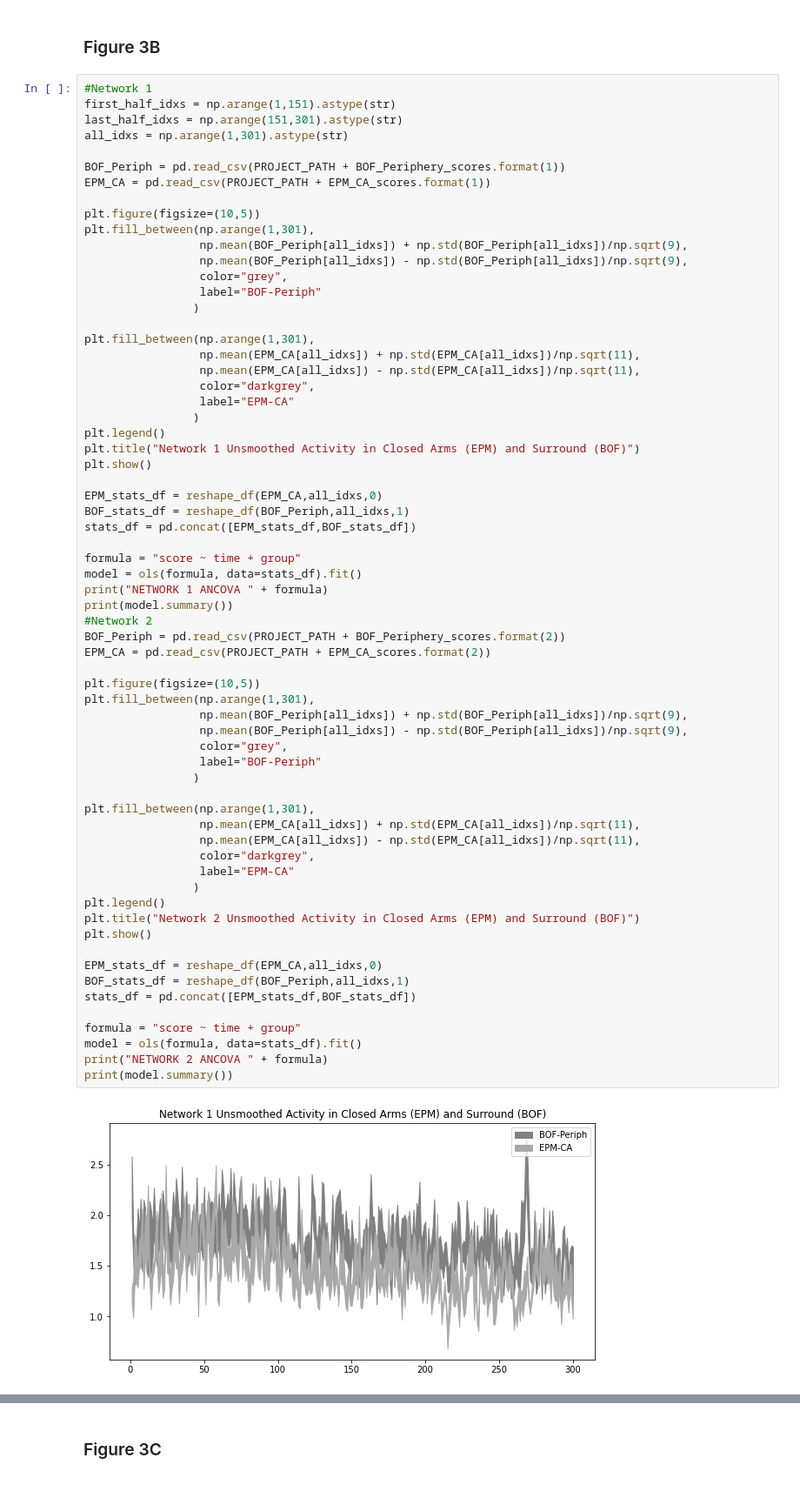
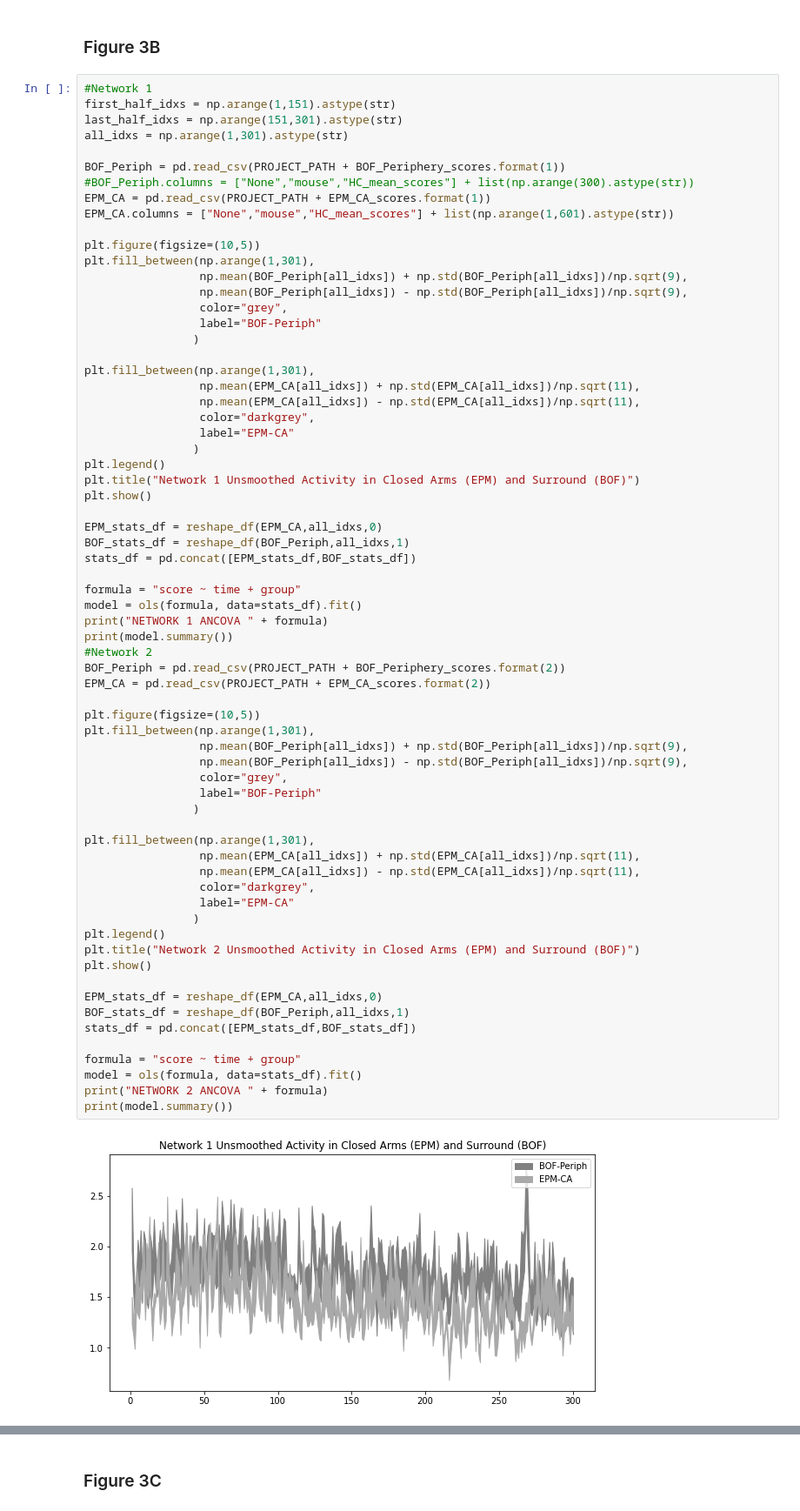
Before and after one commit to carlson-lab/Anxiety, a Jupyter notebook: FullDataWork/Paper_Statistics/Paper_Stats/Figure_3_stats_and_plots.ipynb, the cells around one changed output, grey strips where cells are left out. Shown at 87% size. Saved outputs shown, nothing was run; the diff lists cells and outputs as text.

```diff
--- a/FullDataWork/Paper_Statistics/Paper_Stats/Figure_3_stats_and_plots.ipynb
+++ b/FullDataWork/Paper_Statistics/Paper_Stats/Figure_3_stats_and_plots.ipynb
@@ -195,7 +195,9 @@ last_half_idxs = np.arange(151,301).astype(str)
 all_idxs = np.arange(1,301).astype(str)
 
 BOF_Periph = pd.read_csv(PROJECT_PATH + BOF_Periphery_scores.format(1))
+#BOF_Periph.columns = ["None","mouse","HC_mean_scores"] + list(np.arange(300).astype(str))
 EPM_CA = pd.read_csv(PROJECT_PATH + EPM_CA_scores.format(1))
+EPM_CA.columns = ["None","mouse","HC_mean_scores"] + list(np.arange(1,601).astype(str))
 
 plt.figure(figsize=(10,5))
 plt.fill_between(np.arange(1,301),
@@ -227,34 +229,34 @@ print(model.summary())
 BOF_Periph = pd.read_csv(PROJECT_PATH + BOF_Periphery_scores.format(2))
 EPM_CA = pd.read_csv(PROJECT_PATH + EPM_CA_scores.format(2))
 
 plt.figure(figsize=(10,5))
 plt.fill_between(np.arange(1,301),
                  np.mean(BOF_Periph[all_idxs]) + np.std(BOF_Periph[all_idxs])/np.sqrt(9),
                  np.mean(BOF_Periph[all_idxs]) - np.std(BOF_Periph[all_idxs])/np.sqrt(9),
                  color="grey",
                  label="BOF-Periph"
                 )
 
 plt.fill_between(np.arange(1,301),
                  np.mean(EPM_CA[all_idxs]) + np.std(EPM_CA[all_idxs])/np.sqrt(11),
                  np.mean(EPM_CA[all_idxs]) - np.std(EPM_CA[all_idxs])/np.sqrt(11),
                  color="darkgrey",
                  label="EPM-CA"
                 )
 plt.legend()
 plt.title("Network 2 Unsmoothed Activity in Closed Arms (EPM) and Surround (BOF)")
 plt.show()
 
 EPM_stats_df = reshape_df(EPM_CA,all_idxs,0)
 BOF_stats_df = reshape_df(BOF_Periph,all_idxs,1)
 stats_df = pd.concat([EPM_stats_df,BOF_stats_df])
 
 formula = "score ~ time + group"
 model = ols(formula, data=stats_df).fit()
 print("NETWORK 2 ANCOVA " + formula)
 print(model.summary())
 # %% [output]
-[figure, old version]
+[figure, new version]
 NETWORK 1 ANCOVA score ~ time + group
                             OLS Regression Results
 ==============================================================================
```
Also changed, not shown: parts of 5 cells of this notebook, 2 other files.
